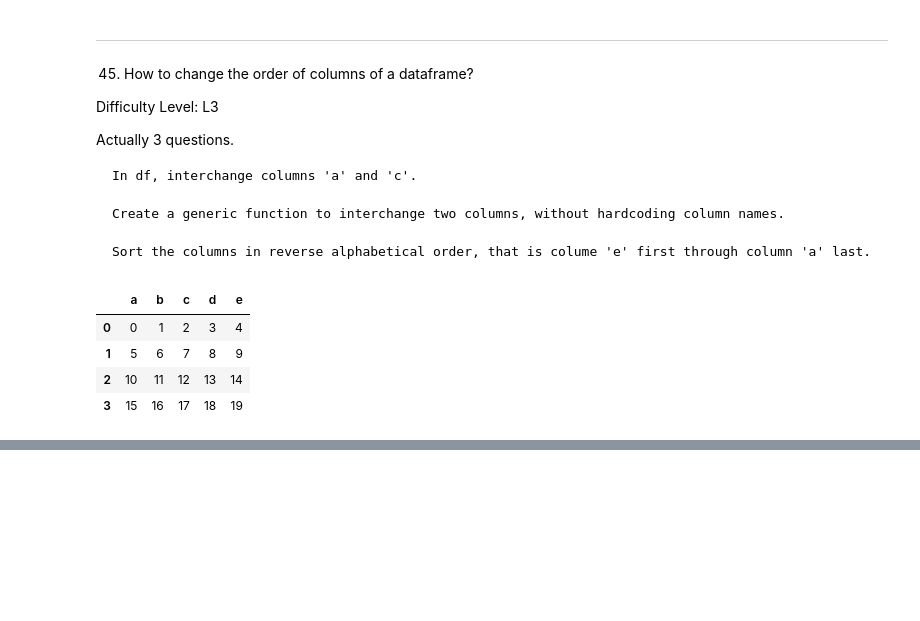
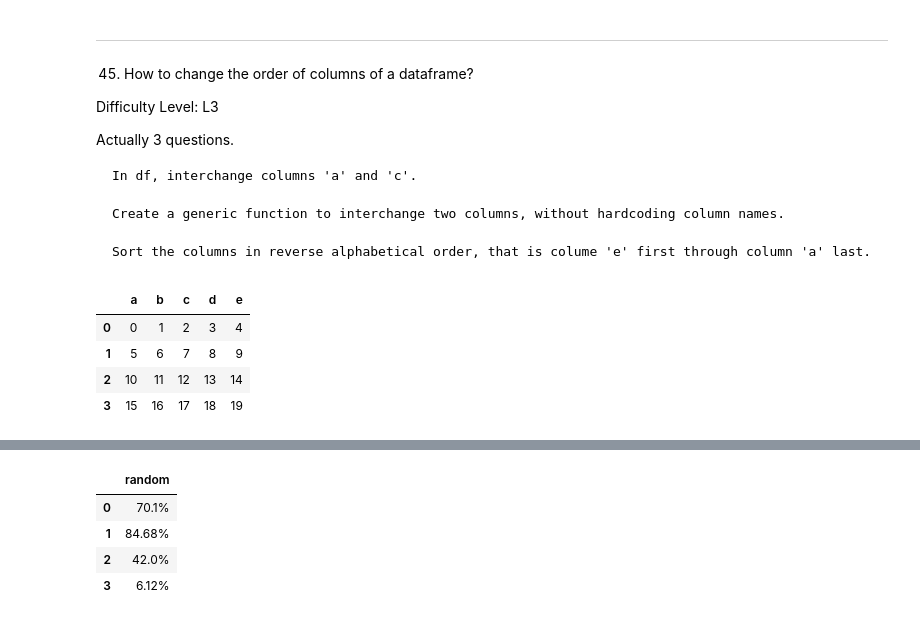
Before and after one commit to OdincovMD/101-pandas, a Jupyter notebook: solutions.ipynb, the cells around one changed output, grey strips where cells are left out. Saved outputs shown, nothing was run; the diff lists cells and outputs as text; code cells hidden in the pictures; blank space fills up the shorter version.

```diff
--- a/solutions.ipynb
+++ b/solutions.ipynb
@@ -951,0 +1002,10 @@ df.head()
+# %%
+df = pd.DataFrame(np.random.random(4), columns=['random'])
+pd.set_option('display.float_format', lambda x: f"{round(x*100, 2)}%")
+df
+# %% [output]
+|  | random |
+| 0 | 70.1% |
+| 1 | 84.68% |
+| 2 | 42.0% |
+| 3 | 6.12% |
```
Also changed, not shown: parts of 32 cells of this notebook.
